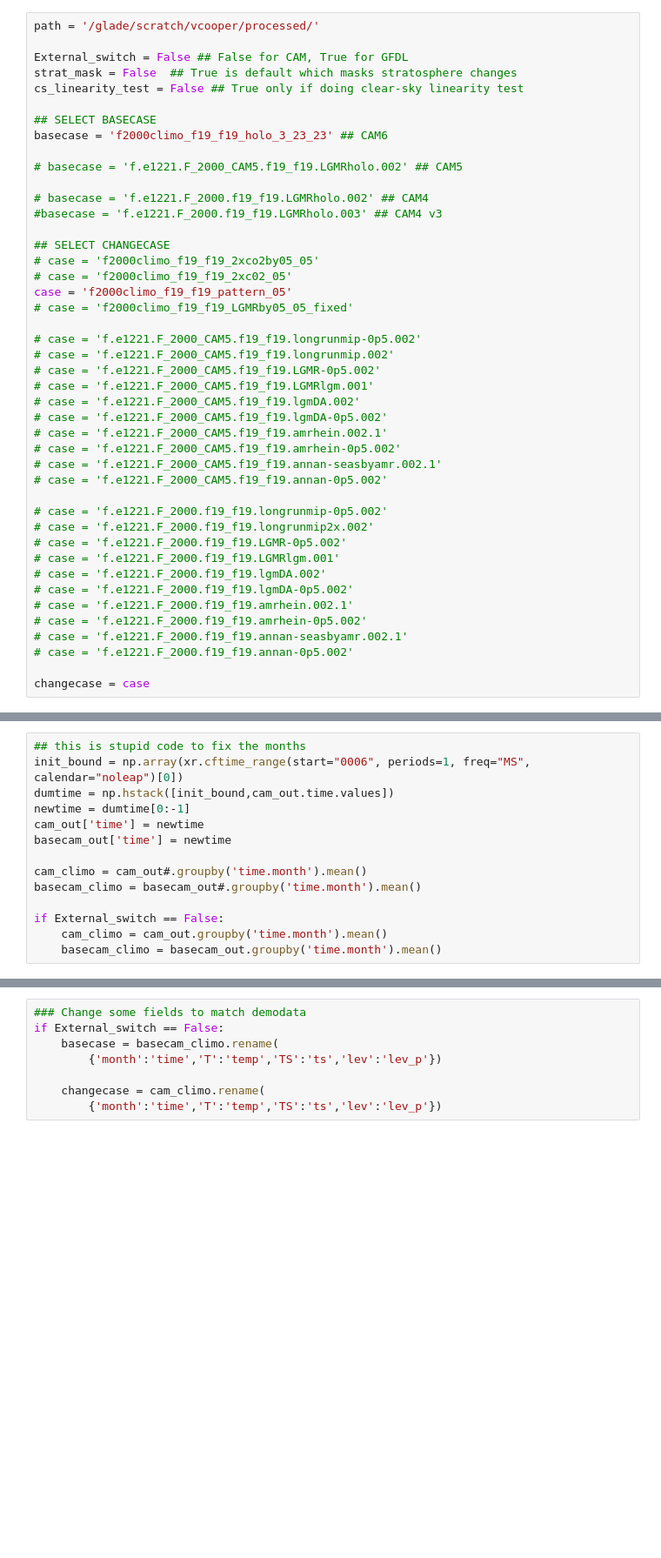
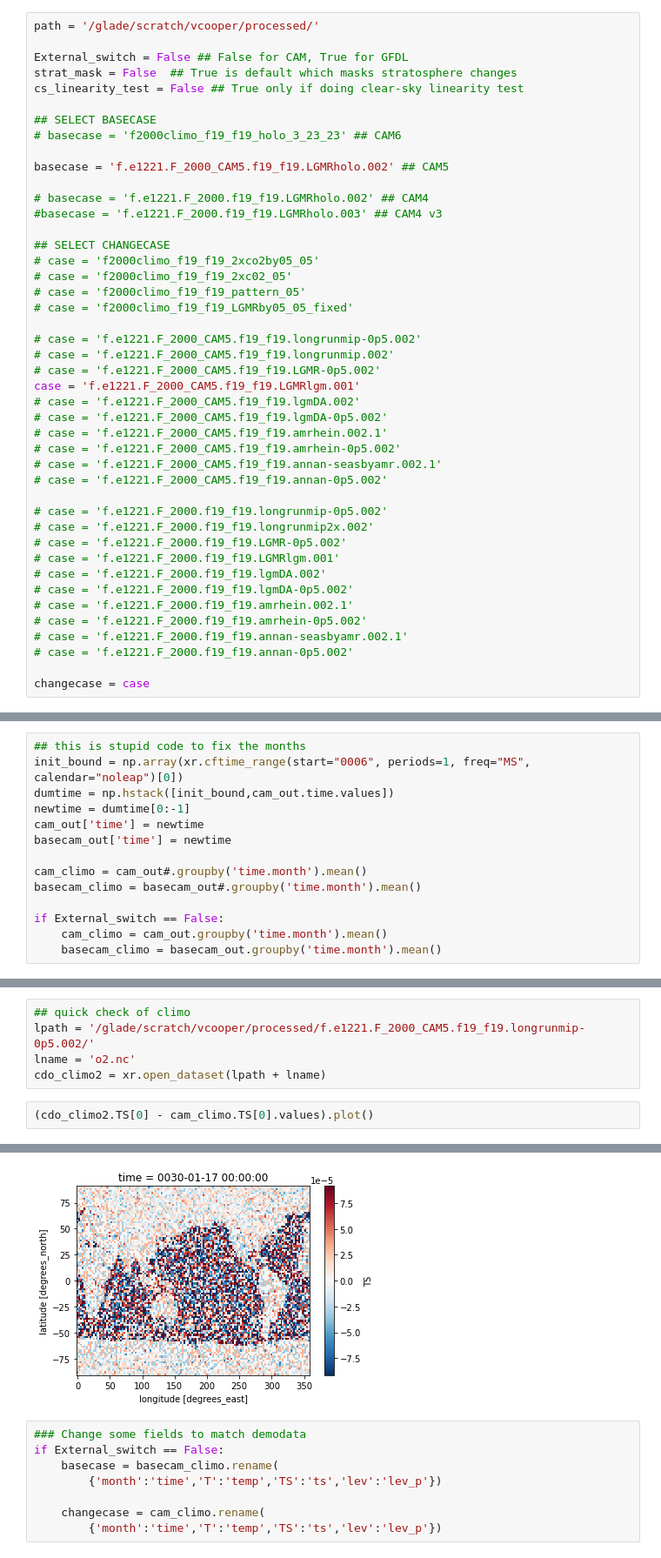
Before and after one commit to vtcooper/cam5-kernels, a Jupyter notebook: allkernel.ipynb, the cells around one changed output, grey strips where cells are left out. Shown: that part at 87% size. Drawn from its saved outputs; the diff is of its cells as text; blank space fills up the shorter version.

```diff
--- a/allkernel.ipynb
+++ b/allkernel.ipynb
@@ -68,9 +68,9 @@ strat_mask = False  ## True is default which masks stratosphere changes
 cs_linearity_test = False ## True only if doing clear-sky linearity test
 
 ## SELECT BASECASE
-basecase = 'f2000climo_f19_f19_holo_3_23_23' ## CAM6
+# basecase = 'f2000climo_f19_f19_holo_3_23_23' ## CAM6
 
-# basecase = 'f.e1221.F_2000_CAM5.f19_f19.LGMRholo.002' ## CAM5
+basecase = 'f.e1221.F_2000_CAM5.f19_f19.LGMRholo.002' ## CAM5
 
 # basecase = 'f.e1221.F_2000.f19_f19.LGMRholo.002' ## CAM4
 #basecase = 'f.e1221.F_2000.f19_f19.LGMRholo.003' ## CAM4 v3
@@ -78,13 +78,13 @@ basecase = 'f2000climo_f19_f19_holo_3_23_23' ## CAM6
 ## SELECT CHANGECASE
 # case = 'f2000climo_f19_f19_2xco2by05_05'
 # case = 'f2000climo_f19_f19_2xc02_05'
-case = 'f2000climo_f19_f19_pattern_05'
+# case = 'f2000climo_f19_f19_pattern_05'
 # case = 'f2000climo_f19_f19_LGMRby05_05_fixed'
 
 # case = 'f.e1221.F_2000_CAM5.f19_f19.longrunmip-0p5.002'
 # case = 'f.e1221.F_2000_CAM5.f19_f19.longrunmip.002'
 # case = 'f.e1221.F_2000_CAM5.f19_f19.LGMR-0p5.002'
-# case = 'f.e1221.F_2000_CAM5.f19_f19.LGMRlgm.001'
+case = 'f.e1221.F_2000_CAM5.f19_f19.LGMRlgm.001'
 # case = 'f.e1221.F_2000_CAM5.f19_f19.lgmDA.002'
 # case = 'f.e1221.F_2000_CAM5.f19_f19.lgmDA-0p5.002'
 # case = 'f.e1221.F_2000_CAM5.f19_f19.amrhein.002.1'
@@ -145,0 +140,8 @@ if External_switch == False:
+# %%
+## quick check of climo
+lpath = '/glade/scratch/vcooper/processed/f.e1221.F_2000_CAM5.f19_f19.longrunmip-0p5.002/'
+lname = 'o2.nc'
+cdo_climo2 = xr.open_dataset(lpath + lname)
+# %%
+(cdo_climo2.TS[0] - cam_climo.TS[0].values).plot()
+# %% [output]
@@ -146,3 +149,4 @@ if External_switch == False:
+[figure, added]
 # %%
 ### Change some fields to match demodata
 if External_switch == False:
```
Also changed, not shown: parts of 13 cells of this notebook, 1 other file.
